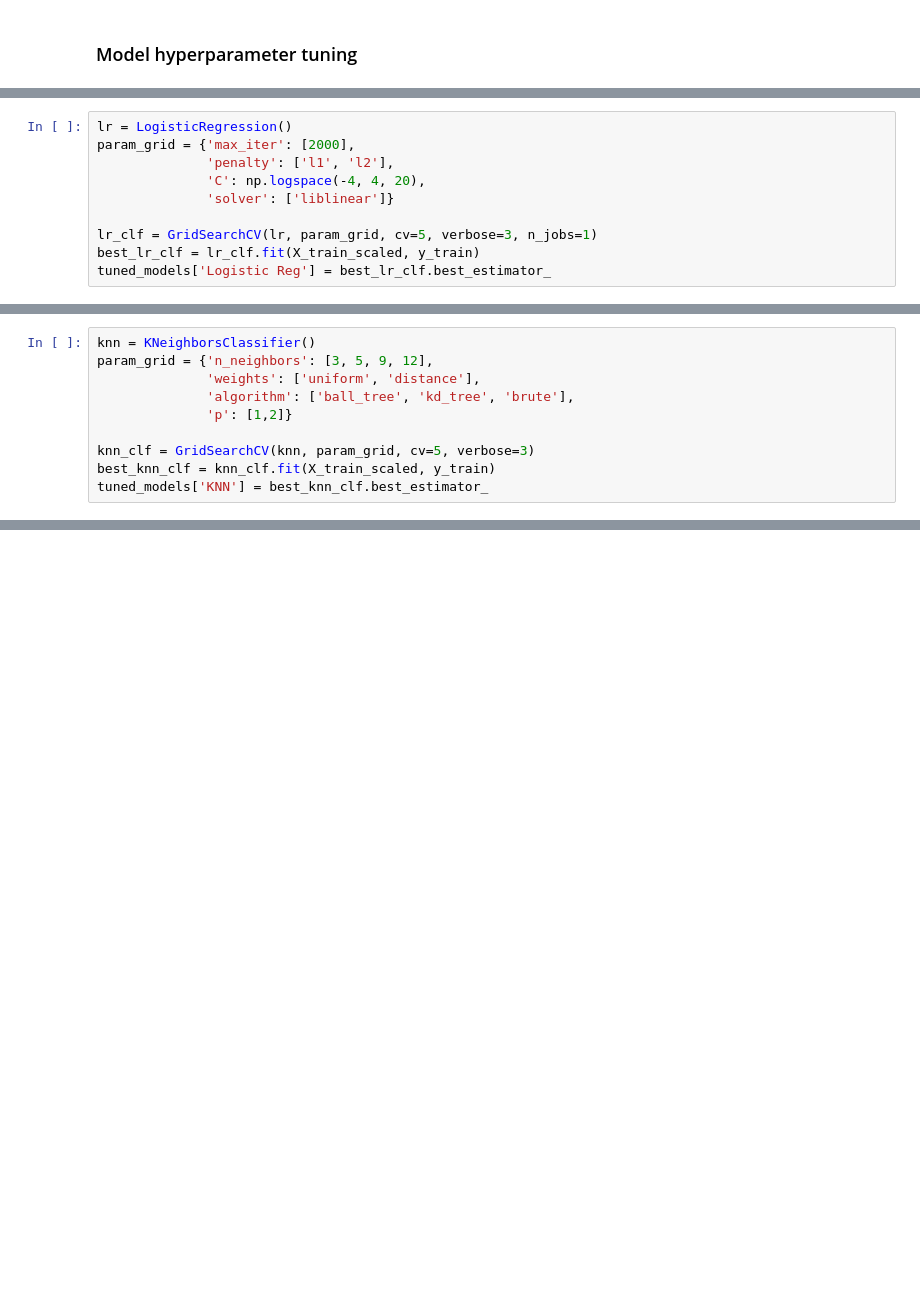
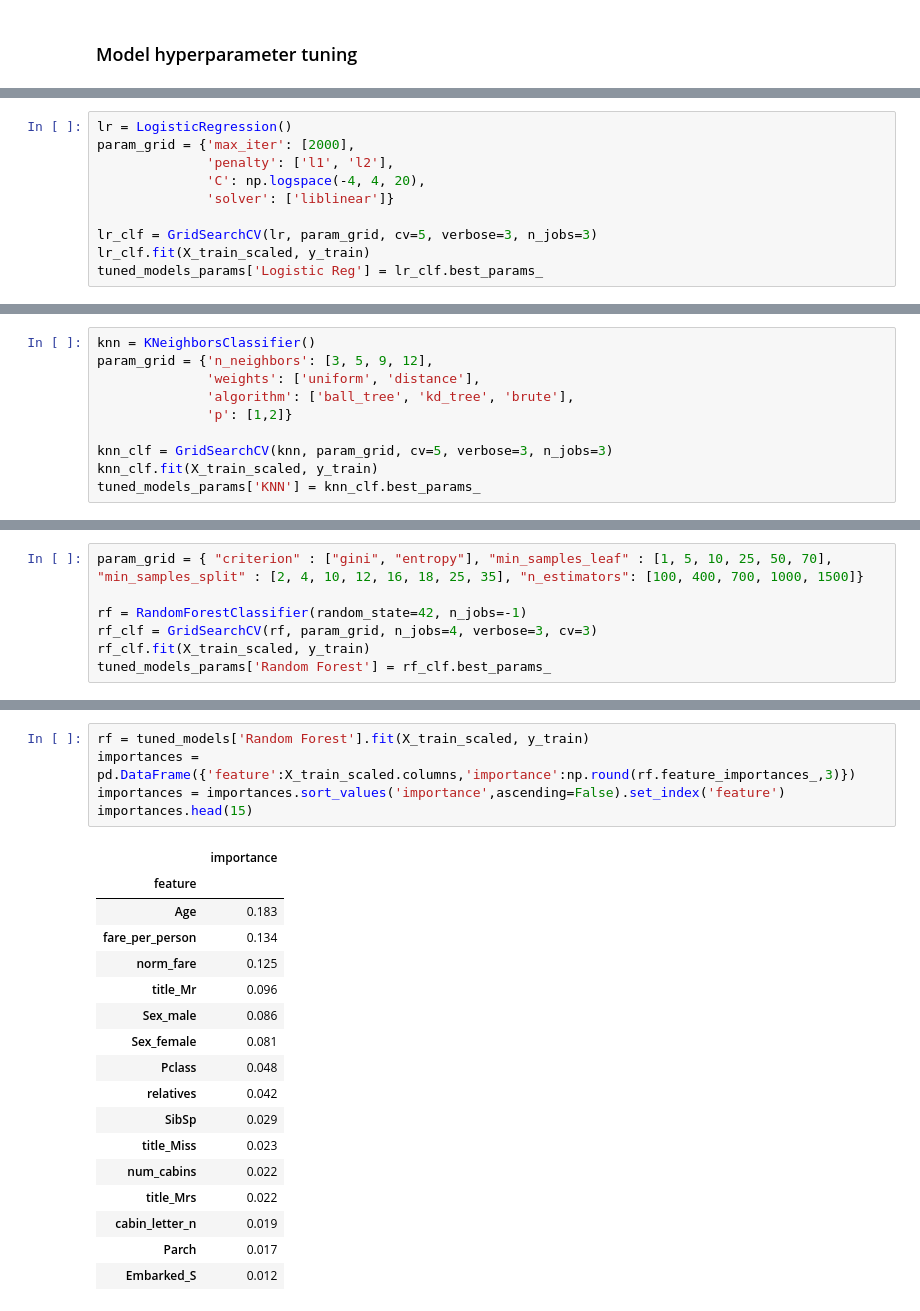
Before and after one commit to dusanveljkovic/ml_notebooks, a Jupyter notebook: projects/Titanic.ipynb, the cells around one changed output, grey strips where cells are left out. Cells and saved outputs as stored; diff of their text form; blank space fills up the shorter version.

```diff
--- a/projects/Titanic.ipynb
+++ b/projects/Titanic.ipynb
@@ -330,8 +387,8 @@ param_grid = {'max_iter': [2000],
               'C': np.logspace(-4, 4, 20),
               'solver': ['liblinear']}
 
-lr_clf = GridSearchCV(lr, param_grid, cv=5, verbose=3, n_jobs=1)
-best_lr_clf = lr_clf.fit(X_train_scaled, y_train)
-tuned_models['Logistic Reg'] = best_lr_clf.best_estimator_
+lr_clf = GridSearchCV(lr, param_grid, cv=5, verbose=3, n_jobs=3)
+lr_clf.fit(X_train_scaled, y_train)
+tuned_models_params['Logistic Reg'] = lr_clf.best_params_
 # %% [output]
 Fitting 5 folds for each of 40 candidates, totalling 200 fits
@@ -358,8 +415,8 @@ param_grid = {'n_neighbors': [3, 5, 9, 12],
               'algorithm': ['ball_tree', 'kd_tree', 'brute'],
               'p': [1,2]}
 
-knn_clf = GridSearchCV(knn, param_grid, cv=5, verbose=3)
-best_knn_clf = knn_clf.fit(X_train_scaled, y_train)
-tuned_models['KNN'] = best_knn_clf.best_estimator_
+knn_clf = GridSearchCV(knn, param_grid, cv=5, verbose=3, n_jobs=3)
+knn_clf.fit(X_train_scaled, y_train)
+tuned_models_params['KNN'] = knn_clf.best_params_
 # %% [output]
 Fitting 5 folds for each of 48 candidates, totalling 240 fits
@@ -407,0 +447,7 @@ Fitting 5 folds for each of 54 candidates, totalling 270 fits
+# %%
+param_grid = { "criterion" : ["gini", "entropy"], "min_samples_leaf" : [1, 5, 10, 25, 50, 70], "min_samples_split" : [2, 4, 10, 12, 16, 18, 25, 35], "n_estimators": [100, 400, 700, 1000, 1500]}
+
+rf = RandomForestClassifier(random_state=42, n_jobs=-1)
+rf_clf = GridSearchCV(rf, param_grid, n_jobs=4, verbose=3, cv=3)
+rf_clf.fit(X_train_scaled, y_train)
+tuned_models_params['Random Forest'] = rf_clf.best_params_
@@ -439 +516,24 @@ Scores mean:     0.8222941661905668
+# %%
+rf = tuned_models['Random Forest'].fit(X_train_scaled, y_train)
+importances = pd.DataFrame({'feature':X_train_scaled.columns,'importance':np.round(rf.feature_importances_,3)})
+importances = importances.sort_values('importance',ascending=False).set_index('feature')
+importances.head(15)
+# %% [output]
+|  | importance |
+| feature |  |
+| Age | 0.183 |
+| fare_per_person | 0.134 |
+| norm_fare | 0.125 |
+| title_Mr | 0.096 |
+| Sex_male | 0.086 |
+| Sex_female | 0.081 |
+| Pclass | 0.048 |
+| relatives | 0.042 |
+| SibSp | 0.029 |
+| title_Miss | 0.023 |
+| num_cabins | 0.022 |
+| title_Mrs | 0.022 |
+| cabin_letter_n | 0.019 |
+| Parch | 0.017 |
+| Embarked_S | 0.012 |
 # %%
```
Also changed, not shown: parts of 25 cells of this notebook.
